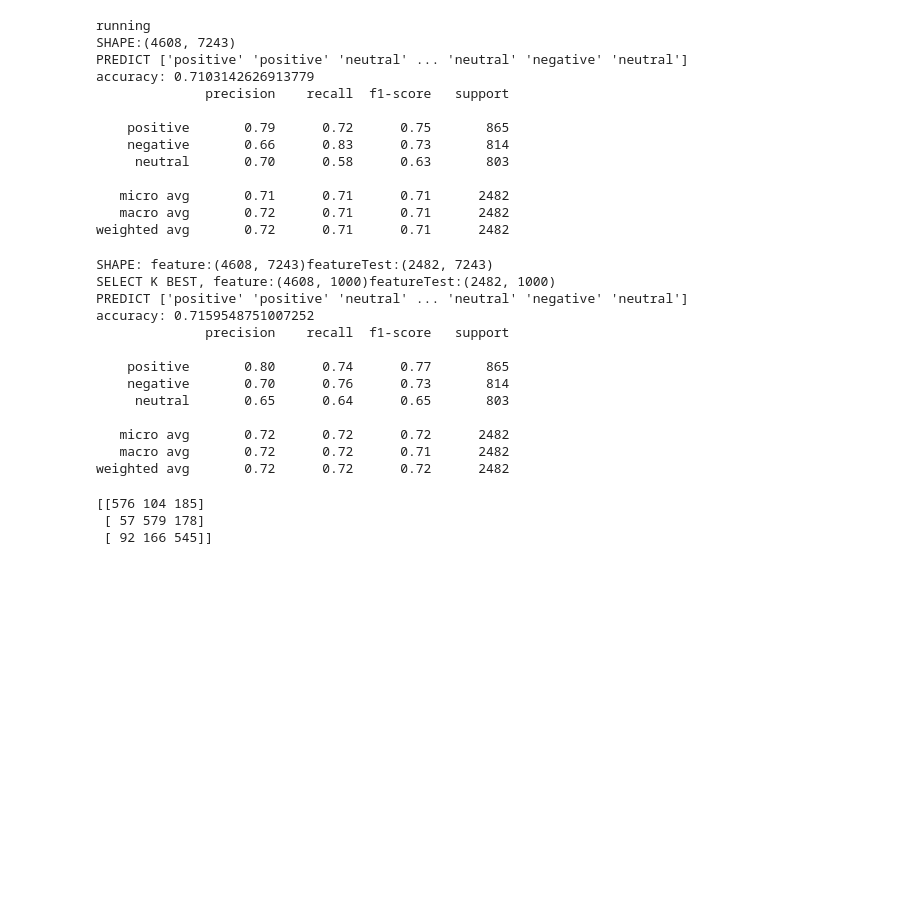
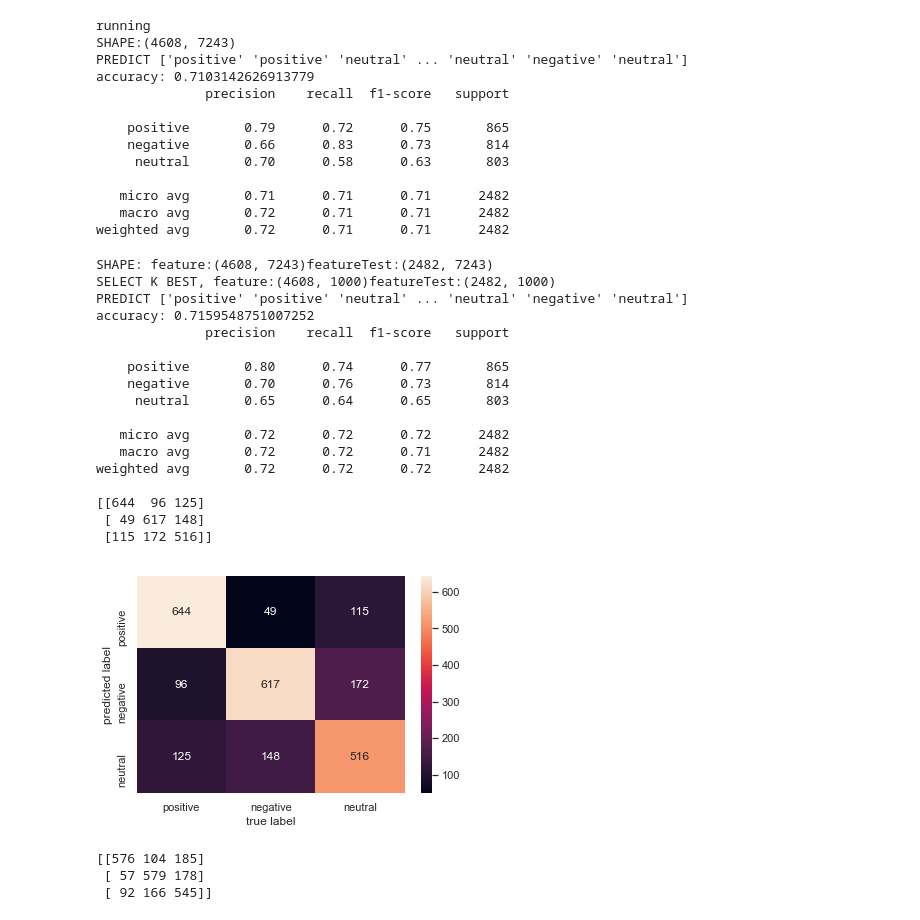
Before and after one commit to bishtvaishali/AirlineSentimentAnalysis, a Jupyter notebook: Airline_NaiveBayesUpdated.ipynb, the cells around one changed output. Drawn from its saved outputs; the diff is of its cells as text; code cells hidden in the pictures; blank space fills up the shorter version.

```diff
--- a/Airline_NaiveBayesUpdated.ipynb
+++ b/Airline_NaiveBayesUpdated.ipynb
@@ -197,33 +197,47 @@ X_train = ch2.fit_transform(features, Y_train)
 X_test = ch2.transform(testFeatures);
 selected_feature_names = [feature_names[i] for i in ch2.get_support(indices=True)]
 # print(selected_feature_names);
 
 print("SELECT K BEST, feature:"+ str(X_train.shape) + "featureTest:" + str(X_test.shape))
 
 #------Training NB Model-----
 model = MultinomialNB().fit(X_train,Y_train)
 
 #------Testing NB Model-----
 predicted = model.predict(X_test)
 print("PREDICT",predicted)
 
 accuracy = metrics.accuracy_score(Y_test,predicted)
 print("accuracy:", accuracy)
 print(metrics.classification_report(Y_test, predicted, targetSentiment))
+
+import matplotlib.pyplot as plt
+import seaborn as sns; sns.set()
+
+ConMetrics = metrics.confusion_matrix(Y_test,predicted,targetSentiment)
+print(ConMetrics)
+sns.heatmap(ConMetrics.T, annot=True, fmt='d', xticklabels= targetSentiment, yticklabels= targetSentiment)
+plt.xlabel('true label')
+plt.ylabel('predicted label');
 # %% [output]
 SHAPE: feature:(4608, 7243)featureTest:(2482, 7243)
 SELECT K BEST, feature:(4608, 1000)featureTest:(2482, 1000)
 PREDICT ['positive' 'positive' 'neutral' ... 'neutral' 'negative' 'neutral']
 accuracy: 0.7159548751007252
               precision    recall  f1-score   support
 
     positive       0.80      0.74      0.77       865
     negative       0.70      0.76      0.73       814
      neutral       0.65      0.64      0.65       803
 
    micro avg       0.72      0.72      0.72      2482
    macro avg       0.72      0.72      0.71      2482
 weighted avg       0.72      0.72      0.72      2482
+
+[[644  96 125]
+ [ 49 617 148]
+ [115 172 516]]
+[figure, added]
 # %%
 ConMetrics = metrics.confusion_matrix(Y_test,predicted,targetSentiment)
 print(ConMetrics)
```
